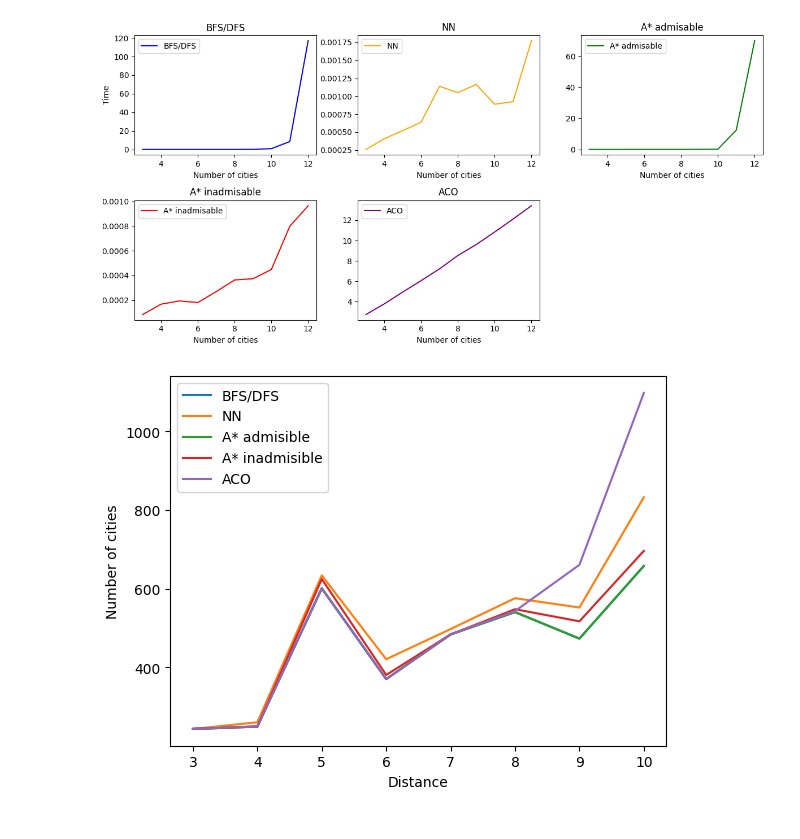
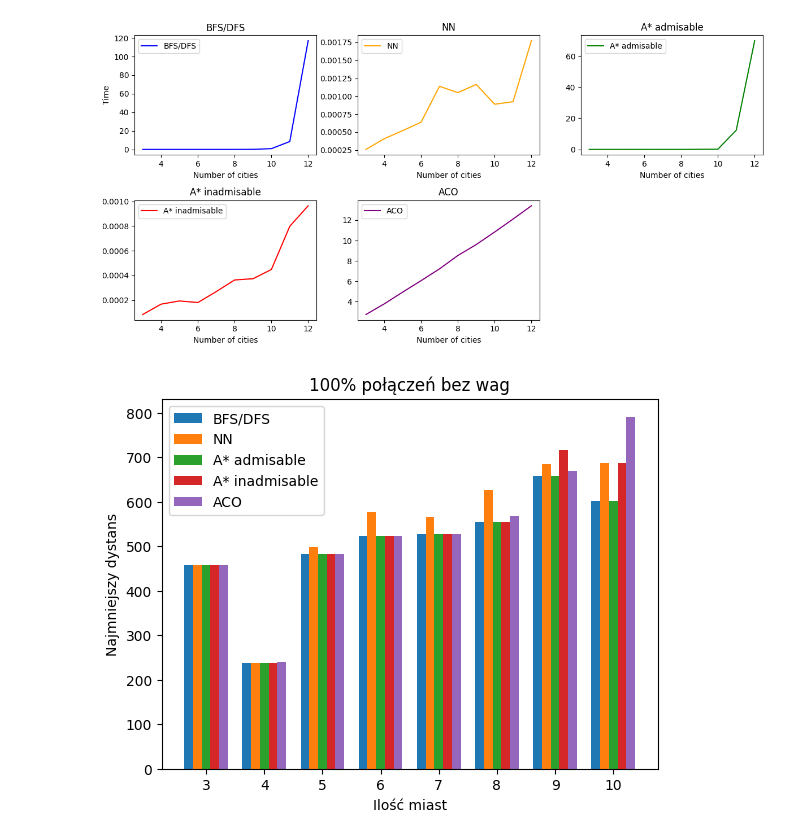
Before and after one commit to Dert14/PSI, a Jupyter notebook: Lab 4 ACO/lab 4.ipynb, the cells around one changed output. Cells and saved outputs as stored; diff of their text form; code cells hidden in the pictures.

Commit message:
added bar graphs

```diff
--- a/Lab 4 ACO/lab 4.ipynb
+++ b/Lab 4 ACO/lab 4.ipynb
@@ -544,8 +544,8 @@ START_CITY = 0
 for i in range(3, 11):
     web = WebOfCities(i)
     graph = Graph(web.cities)
-    web.create_weighted_connections_100()
-    adjacency_matrix = graph.create_adjacency_weighted_matrix()
+    web.create_connections_100()
+    adjacency_matrix = graph.create_adjacency_matrix()
     #DFS
     adjacency_matrix_cp = copy.deepcopy(adjacency_matrix)
     branch_algorytm = Algorythm(adjacency_matrix_cp, START_CITY)
@@ -662,15 +662,24 @@ plt.subplots_adjust(hspace=0.5)
 plt.tight_layout()
 # %% [output]
 [figure]
-# %%
-plt.plot(list(range(3, 11)), shortest_distances[0], label="BFS/DFS")
-plt.plot(list(range(3, 11)), shortest_distances[1], label="NN")
-plt.plot(list(range(3, 11)), shortest_distances[2], label="A* admisible")
-plt.plot(list(range(3, 11)), shortest_distances[3], label="A* inadmisible")
-plt.plot(list(range(3, 11)), shortest_distances[4], label="ACO")
-plt.xlabel("Distance")
-plt.ylabel("Number of cities")
-plt.legend()
-plt.show()
-# %% [output]
-[figure, removed]
+# %%
+x = np.arange(3, 11)  # Wartości od 3 do 10
+
+bar_width = 0.15
+offsets = np.arange(-2, 3) * bar_width
+
+fig, ax = plt.subplots()
+
+for i, label_of_metod in enumerate(["BFS/DFS", "NN", "A* admisable", "A* inadmisable", "ACO"]):
+    ax.bar(x + offsets[i], shortest_distances[i], width=bar_width, label=label_of_metod)
+
+# Etykiety i tytuł
+ax.set_xlabel('Ilość miast')
+ax.set_ylabel('Najmniejszy dystans')
+ax.set_title('100% połączeń bez wag')
+ax.set_xticks(x)
+ax.legend()
+
+plt.show()
+# %% [output]
+[figure, added]
```
Also changed, not shown: parts of 13 cells of this notebook.
